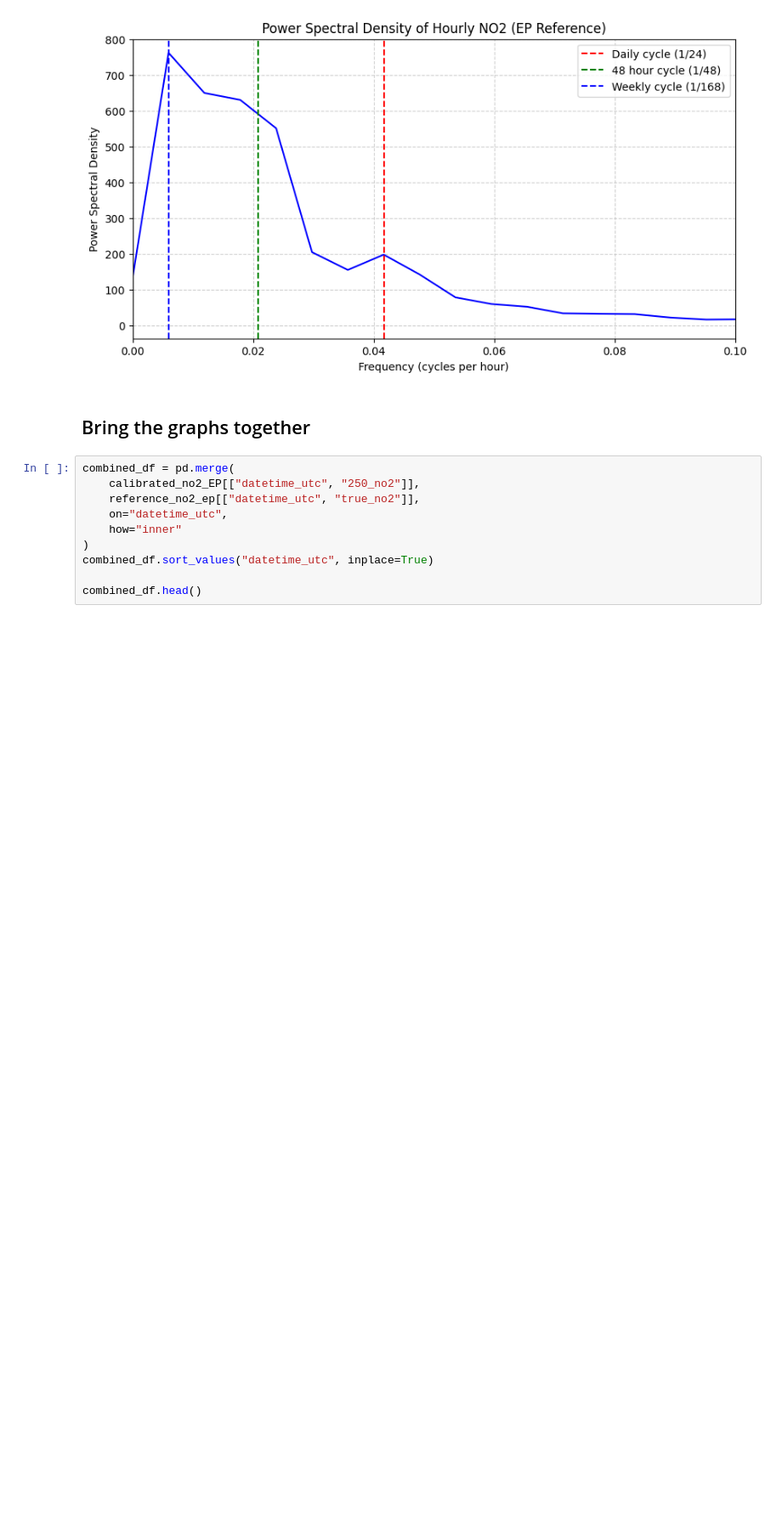
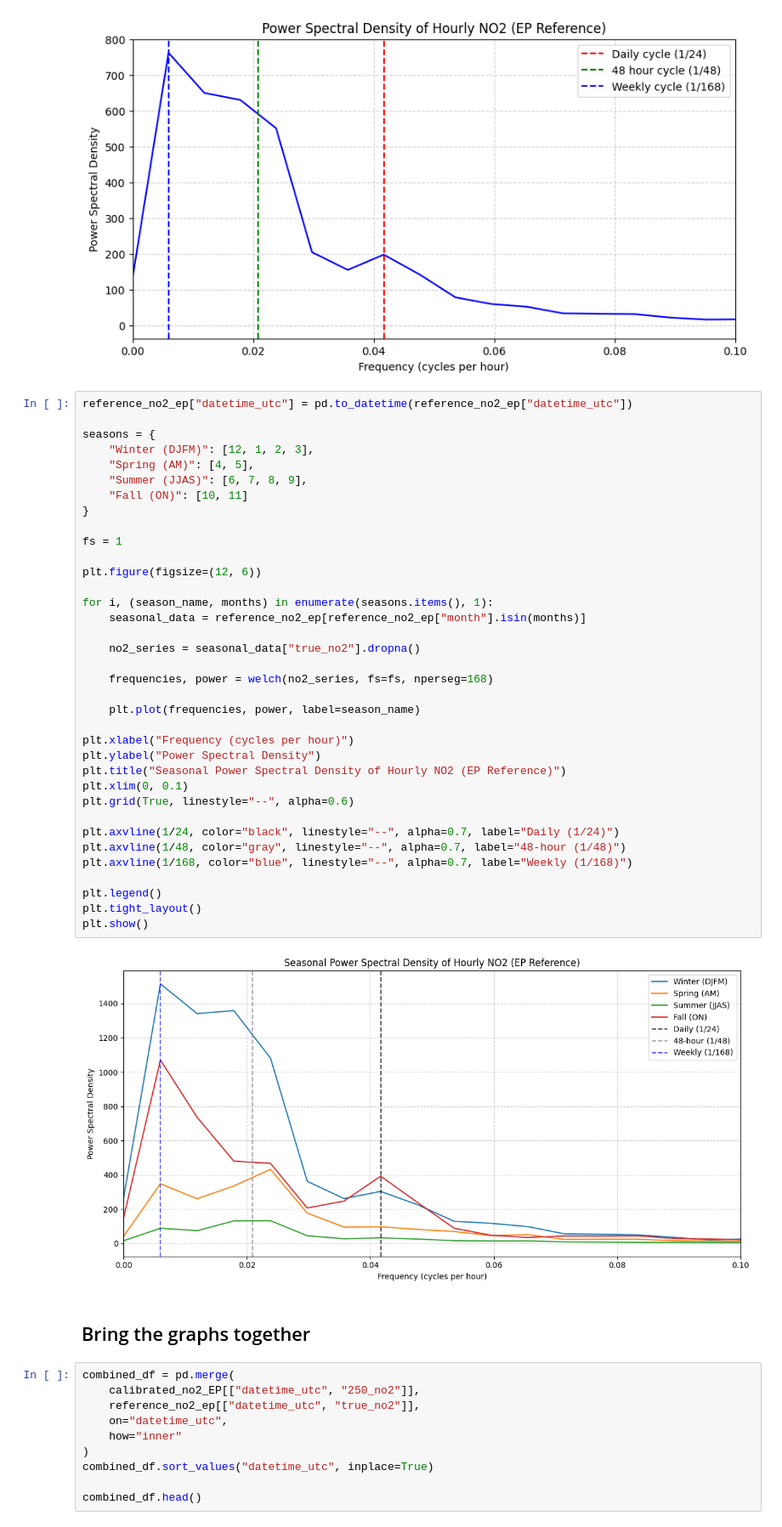
Before and after one commit to jacklardner/calibrated-no2-EDA, a Jupyter notebook: calibrated_to_EP.ipynb, the cells around one changed output. Shown at 85% size. Drawn from its saved outputs; the diff is of its cells as text; blank space fills up the shorter version.

```diff
--- a/calibrated_to_EP.ipynb
+++ b/calibrated_to_EP.ipynb
@@ -645,6 +693,44 @@ plt.legend()
 plt.show()
 # %% [output]
 [figure]
+# %%
+reference_no2_ep["datetime_utc"] = pd.to_datetime(reference_no2_ep["datetime_utc"])
+
+seasons = {
+    "Winter (DJFM)": [12, 1, 2, 3],
+    "Spring (AM)": [4, 5],
+    "Summer (JJAS)": [6, 7, 8, 9],
+    "Fall (ON)": [10, 11]
+}
+
+fs = 1
+
+plt.figure(figsize=(12, 6))
+
+for i, (season_name, months) in enumerate(seasons.items(), 1):
+    seasonal_data = reference_no2_ep[reference_no2_ep["month"].isin(months)]
+
+    no2_series = seasonal_data["true_no2"].dropna()
+
+    frequencies, power = welch(no2_series, fs=fs, nperseg=168)
+
+    plt.plot(frequencies, power, label=season_name)
+
+plt.xlabel("Frequency (cycles per hour)")
+plt.ylabel("Power Spectral Density")
+plt.title("Seasonal Power Spectral Density of Hourly NO2 (EP Reference)")
+plt.xlim(0, 0.1)
+plt.grid(True, linestyle="--", alpha=0.6)
+
+plt.axvline(1/24, color="black", linestyle="--", alpha=0.7, label="Daily (1/24)")
+plt.axvline(1/48, color="gray", linestyle="--", alpha=0.7, label="48-hour (1/48)")
+plt.axvline(1/168, color="blue", linestyle="--", alpha=0.7, label="Weekly (1/168)")
+
+plt.legend()
+plt.tight_layout()
+plt.show()
+# %% [output]
+[figure, added]
 # %% [markdown]
 ## Bring the graphs together
 # %%
```
Also changed, not shown: parts of 6 cells of this notebook.
